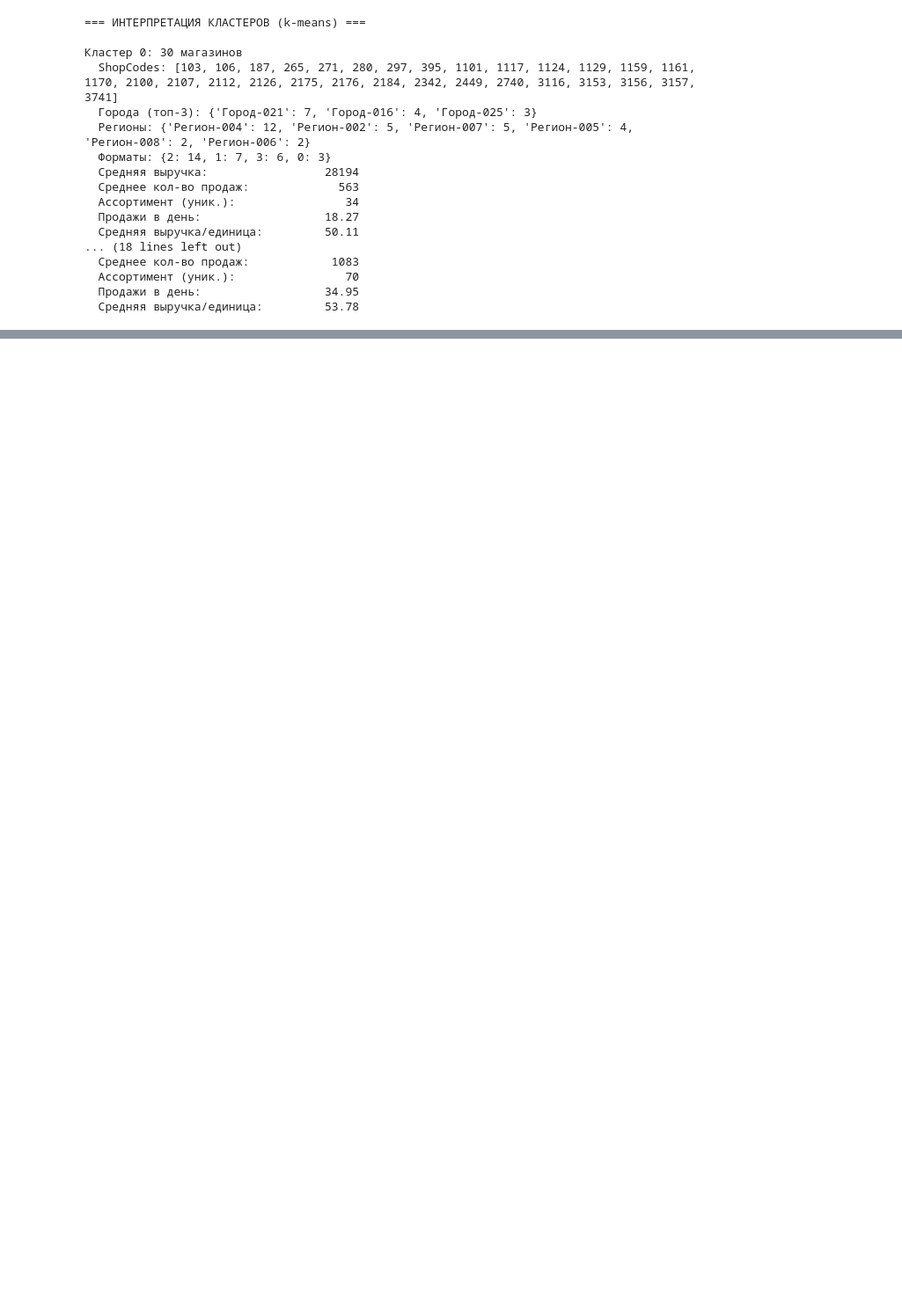
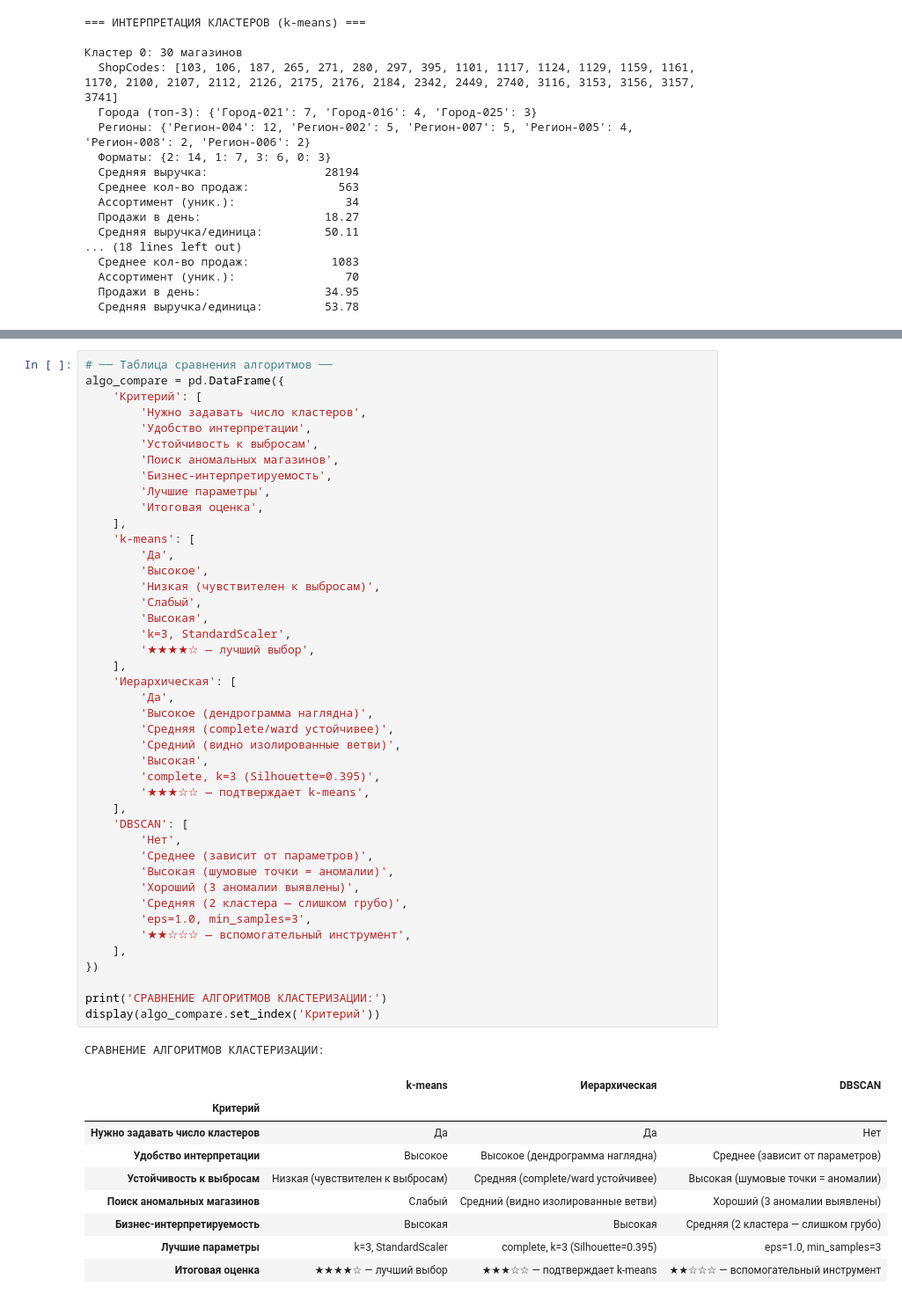
Before and after one commit to olimpiadas1992/MO-2-UTMN-2026, a Jupyter notebook: ДР 7 Группа 10. Кластерный анализ Детская молочная продукция. Эспиноза Ортис Хуан Карлос.ipynb, the cells around one changed output, grey strips where cells are left out. Shown at 88% size. Drawn from its saved outputs; the diff is of its cells as text; blank space fills up the shorter version.

```diff
--- a/ДР 7 Группа 10. Кластерный анализ Детская молочная продукция. Эспиноза Ортис Хуан Карлос.ipynb
+++ b/ДР 7 Группа 10. Кластерный анализ Детская молочная продукция. Эспиноза Ортис Хуан Карлос.ipynb
@@ -843,0 +954,54 @@ for cl_id in sorted(df_result['cluster'].unique()):
+# %%
+# ── Таблица сравнения алгоритмов ──
+algo_compare = pd.DataFrame({
+    'Критерий': [
+        'Нужно задавать число кластеров',
+        'Удобство интерпретации',
+        'Устойчивость к выбросам',
+        'Поиск аномальных магазинов',
+        'Бизнес-интерпретируемость',
+        'Лучшие параметры',
+        'Итоговая оценка',
+    ],
+    'k-means': [
+        'Да',
+        'Высокое',
+        'Низкая (чувствителен к выбросам)',
+        'Слабый',
+        'Высокая',
+        'k=3, StandardScaler',
+        '★★★★☆ — лучший выбор',
+    ],
+    'Иерархическая': [
+        'Да',
+        'Высокое (дендрограмма наглядна)',
+        'Средняя (complete/ward устойчивее)',
+        'Средний (видно изолированные ветви)',
+        'Высокая',
+        'complete, k=3 (Silhouette=0.395)',
+        '★★★☆☆ — подтверждает k-means',
+    ],
+    'DBSCAN': [
+        'Нет',
+        'Среднее (зависит от параметров)',
+        'Высокая (шумовые точки = аномалии)',
+        'Хороший (3 аномалии выявлены)',
+        'Средняя (2 кластера — слишком грубо)',
+        'eps=1.0, min_samples=3',
+        '★★☆☆☆ — вспомогательный инструмент',
+    ],
+})
+
+print('СРАВНЕНИЕ АЛГОРИТМОВ КЛАСТЕРИЗАЦИИ:')
+display(algo_compare.set_index('Критерий'))
+# %% [output]
+СРАВНЕНИЕ АЛГОРИТМОВ КЛАСТЕРИЗАЦИИ:
+|  | k-means | Иерархическая | DBSCAN |
+| Критерий |  |  |  |
+| Нужно задавать число кластеров | Да | Да | Нет |
+| Удобство интерпретации | Высокое | Высокое (дендрограмма наглядна) | Среднее (зависит от параметров) |
+| Устойчивость к выбросам | Низкая (чувствителен к выбросам) | Средняя (complete/ward устойчивее) | Высокая (шумовые точки = аномалии) |
+| Поиск аномальных магазинов | Слабый | Средний (видно изолированные ветви) | Хороший (3 аномалии выявлены) |
+| Бизнес-интерпретируемость | Высокая | Высокая | Средняя (2 кластера — слишком грубо) |
+| Лучшие параметры | k=3, StandardScaler | complete, k=3 (Silhouette=0.395) | eps=1.0, min_samples=3 |
+| Итоговая оценка | ★★★★☆ — лучший выбор | ★★★☆☆ — подтверждает k-means | ★★☆☆☆ — вспомогательный инструмент |
```
Also changed, not shown: parts of 15 cells of this notebook.
